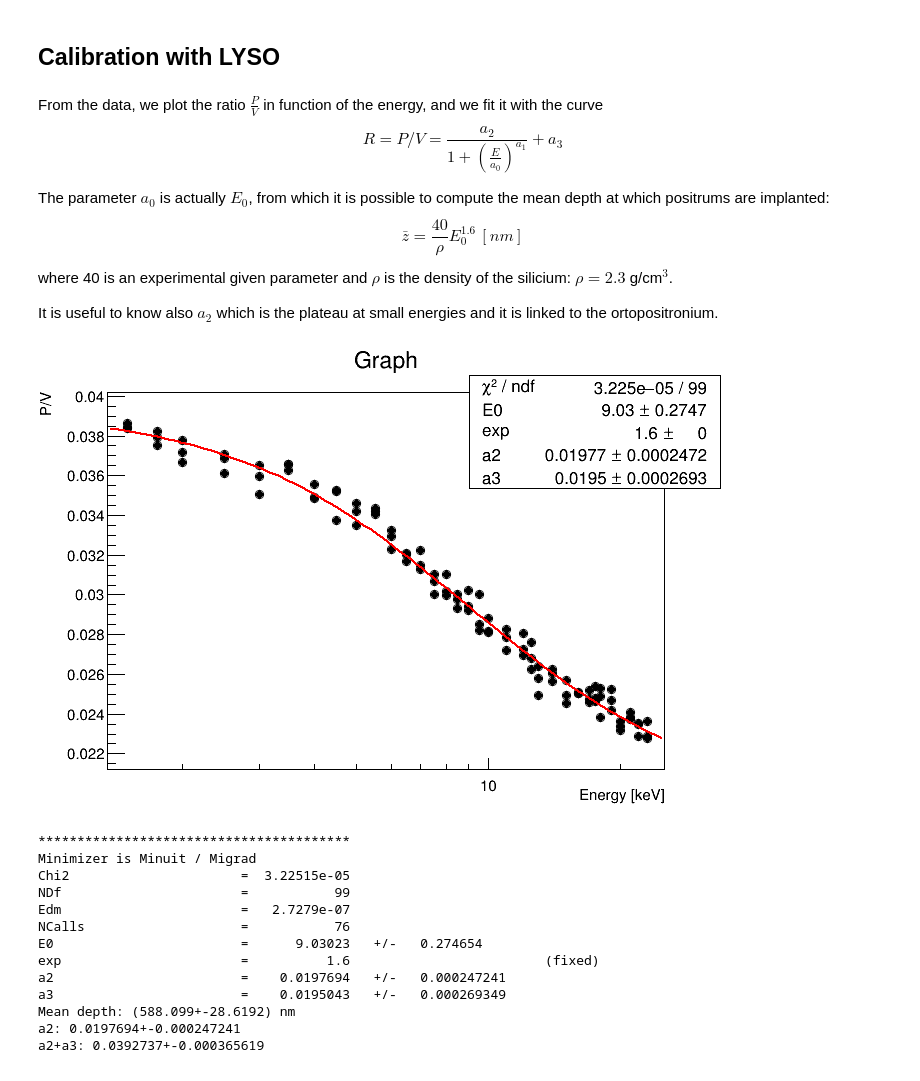
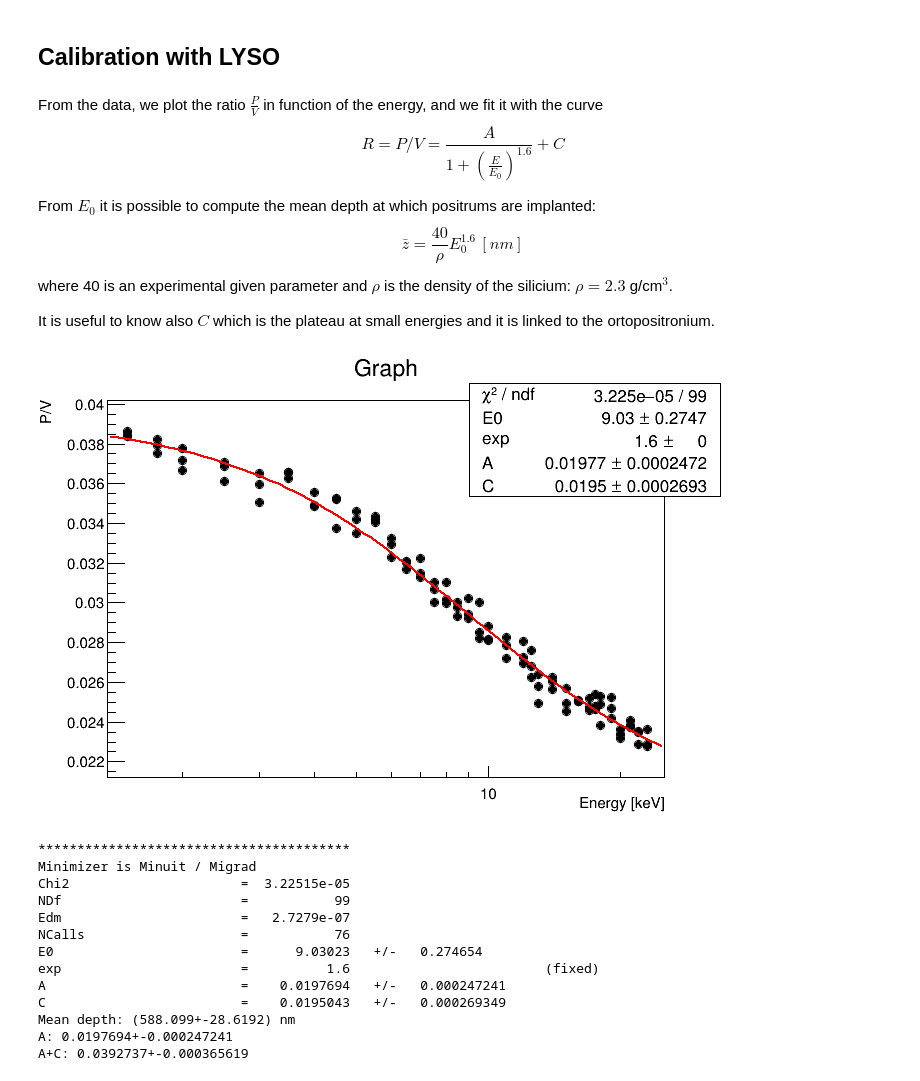
Before and after one commit to SaraSaraC/Nuc_Subnuc_Lab3_Positronium, a Jupyter notebook: AnalisiPs.ipynb, the cells around one changed output. Cells and saved outputs as stored; diff of their text form; code cells hidden in the pictures.

```diff
--- a/AnalisiPs.ipynb
+++ b/AnalisiPs.ipynb
@@ -77,12 +77,12 @@ c1Lu->Draw();
 # %% [markdown]
 ## Calibration with LYSO
 # %% [markdown]
-From the data, we plot the ratio $\frac{P}{V}$ in function of the energy, and we fit it with the curve $$R = P/V = \frac{a_2}{1+\left(\frac{E}{a_0}\right)^{a_1}} + a_3$$
+From the data, we plot the ratio $\frac{P}{V}$ in function of the energy, and we fit it with the curve $$R = P/V = \frac{A}{1+\left(\frac{E}{E_0}\right)^{1.6}} + C$$
 
-The parameter $a_0$ is actually $E_0$, from which it is possible to compute the mean depth at which positrums are implanted: $$\bar{z} = \frac{40}{\rho} E_0^{1.6} \,[nm]$$
+From $E_0$ it is possible to compute the mean depth at which positrums are implanted: $$\bar{z} = \frac{40}{\rho} E_0^{1.6} \,[nm]$$
 where 40 is an experimental given parameter and $\rho$ is the density of the silicium: $\rho = 2.3$ g/cm$^3$.
 
-It is useful to know also $a_2$ which is the plateau at small energies and it is linked to the ortopositronium.
+It is useful to know also $C$ which is the plateau at small energies and it is linked to the ortopositronium.
 # %%
 TString Fname="DATA/20m100Ae_A.dat";
 TTree* tree = new TTree("tree","data from ascii file");
@@ -90,36 +90,36 @@ tree->ReadFile(Fname,"ADC/I:Tn/F:Tf/F:E/F:DV/F:Rep/F:SBA/F:SNA/F:W/F:PV/F:FWHMBA
 # %%
 TCanvas *c1 = (TCanvas*) gROOT->FindObject("c1");
 if (c1) delete c1;
 c1 = new TCanvas("c1","canvas");
 
 tree->Draw("PV:E","","goff");
 TGraph* gra = new TGraph(tree->GetSelectedRows(),tree->GetV2(),tree->GetV1());
 gra->Draw("ap");
 gra->SetMarkerStyle(8);
 gra->SetLineWidth(2);
 gPad->SetLogx();
 
 TF1* fpos = new TF1("fpos","[2]/(1+pow(x/[0],[1]))+[3]",0,30);
 fpos->SetParameter(0,5);
 fpos->FixParameter(1,1.6);
 fpos->SetParameter(2,0.04);
 fpos->SetParameter(3,0.01);
-fpos->SetParNames("E0","exp","a2","a3");
+fpos->SetParNames("E0","exp","A","C");
 gra->Fit("fpos");
 gra->GetXaxis()->SetTitle("Energy [keV]");
 gra->GetYaxis()->SetTitle("P/V");
 gStyle->SetOptFit(1);
 c1->Draw();
 
 double E0=fpos->GetParameter(0);
 double dE0=fpos->GetParError(0);
 double da2=fpos->GetParError(2);
 double da3=fpos->GetParError(3);
 cout<<"Mean depth: ("<<pow(E0,1.6)*40/2.3<<"+-"<<1.6*pow(E0,0.6)*40/2.3*dE0<<") nm"<<endl;
-cout<<"a2: "<<fpos->GetParameter(2)<<"+-"<<fpos->GetParError(2)<<endl;
-cout<<"a2+a3: "<<fpos->GetParameter(2)+fpos->GetParameter(3)<<"+-"<<sqrt(da2*da2+da3*da3)<<endl;
+cout<<"A: "<<fpos->GetParameter(2)<<"+-"<<fpos->GetParError(2)<<endl;
+cout<<"A+C: "<<fpos->GetParameter(2)+fpos->GetParameter(3)<<"+-"<<sqrt(da2*da2+da3*da3)<<endl;
 # %% [output]
-[figure, old version]
+[figure, new version]
 ****************************************
 Minimizer is Minuit / Migrad
 Chi2                      =  3.22515e-05
@@ -128,11 +128,11 @@ Edm                       =   2.7279e-07
 NCalls                    =           76
 E0                        =      9.03023   +/-   0.274654
 exp                       =          1.6                         (fixed)
-a2                        =    0.0197694   +/-   0.000247241
-a3                        =    0.0195043   +/-   0.000269349
+A                         =    0.0197694   +/-   0.000247241
+C                         =    0.0195043   +/-   0.000269349
 Mean depth: (588.099+-28.6192) nm
-a2: 0.0197694+-0.000247241
-a2+a3: 0.0392737+-0.000365619
+A: 0.0197694+-0.000247241
+A+C: 0.0392737+-0.000365619
 # %%
 
 ////     error ///////
```
Also changed, not shown: parts of 1 cell of this notebook.
